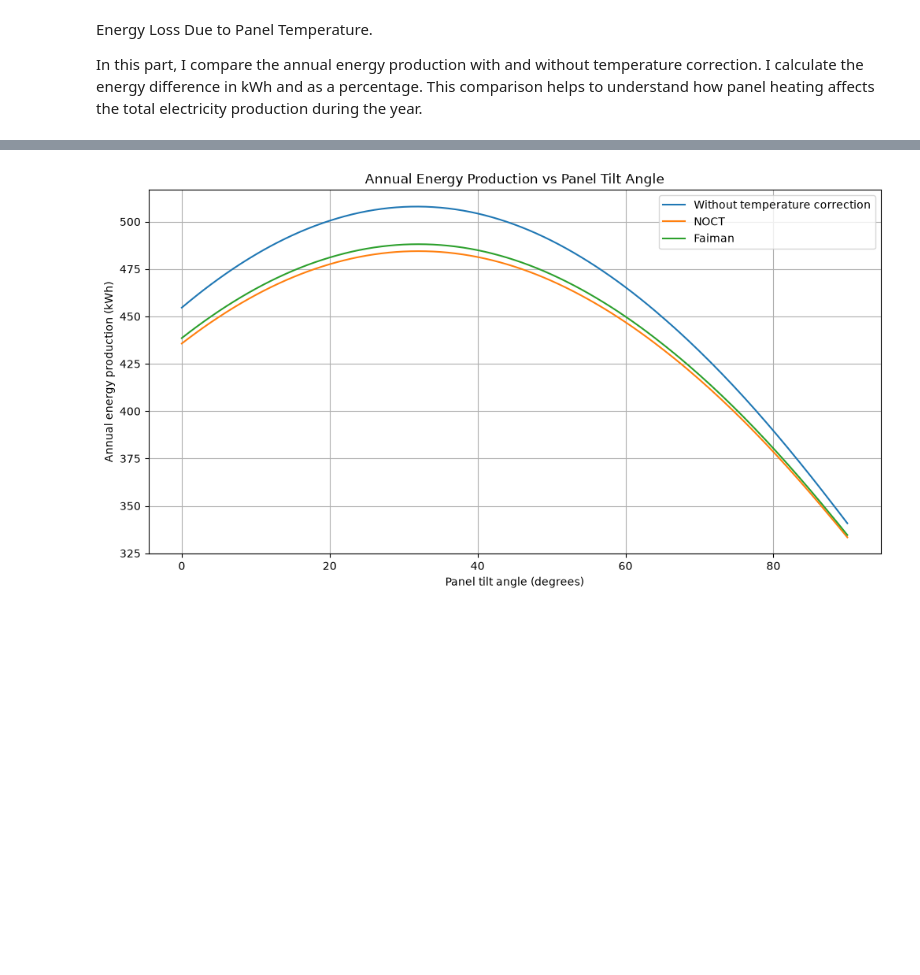
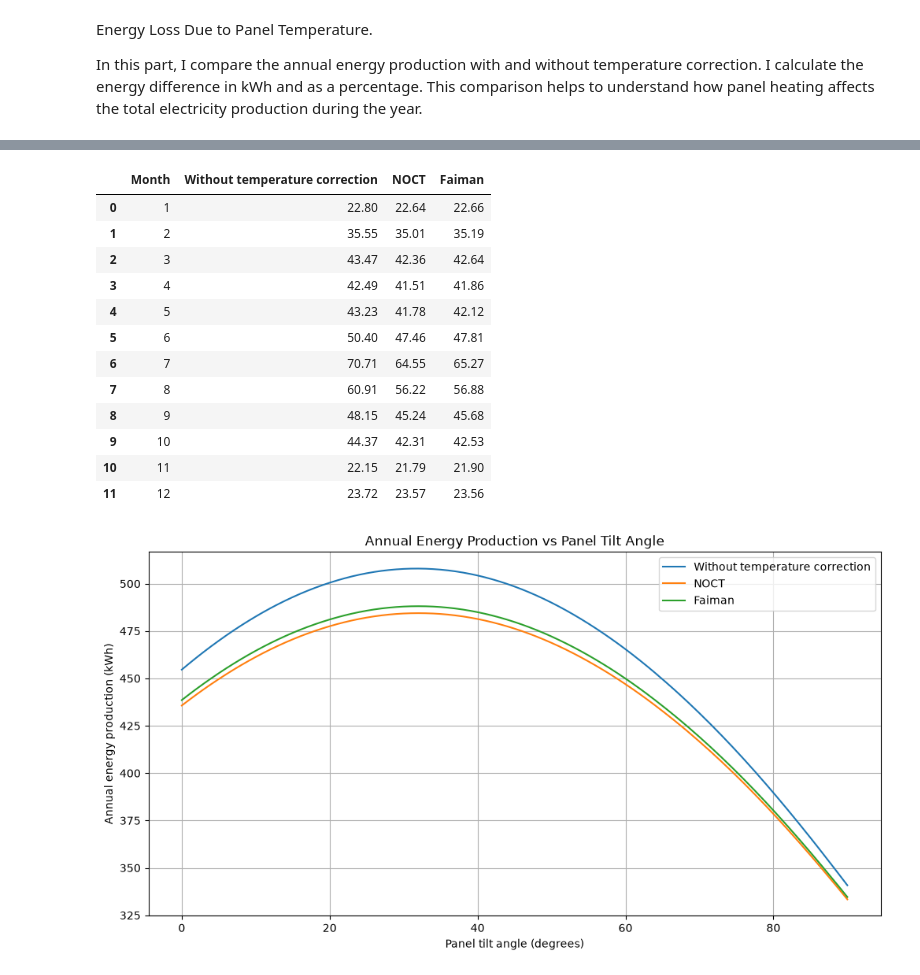
Before and after one commit to myshadow-data/Solar-panel-tilt-angle-optimization, a Jupyter notebook: Tilt_Angle_for_Solar_Panels.ipynb, the cells around one changed output, grey strips where cells are left out. Cells and saved outputs as stored; diff of their text form; code cells hidden in the pictures; blank space fills up the shorter version.

Commit message:
Adding of monthly energy production table
Monthly energy production table for the 3 models (nominal, NOCT and Faiman)

```diff
--- a/Tilt_Angle_for_Solar_Panels.ipynb
+++ b/Tilt_Angle_for_Solar_Panels.ipynb
@@ -1329,3 +1334,66 @@ display(optimization_results)
+# %%
+# Create a list for monthly energy results
+monthly_results = []
+
+# Calculate energy for each month
+for month in range(1, 13):
+
+    month_mask = data["time"].dt.month == month
+
+    # Calculate monthly energy in kWh
+    energy_month_no_temperature = (
+        np.sum(
+            energy_no_temperature[
+                best_index_no_temperature, month_mask
+            ]
+        ) / 1000
+    )
+
+    energy_month_noct = (
+        np.sum(
+            energy_noct[best_index_noct, month_mask]
+        ) / 1000
+    )
+
+    energy_month_faiman = (
+        np.sum(
+            energy_faiman[best_index_faiman, month_mask]
+        ) / 1000
+    )
+
+    monthly_results.append([
+        month,
+        energy_month_no_temperature,
+        energy_month_noct,
+        energy_month_faiman
+    ])
+
+# Create a DataFrame
+monthly_energy = pd.DataFrame(
+    monthly_results,
+    columns=[
+        "Month",
+        "Without temperature correction",
+        "NOCT",
+        "Faiman"
+    ]
+)
+
+display(monthly_energy.round(2))
+# %% [output]
+|  | Month | Without temperature correction | NOCT | Faiman |
+| 0 | 1 | 22.80 | 22.64 | 22.66 |
+| 1 | 2 | 35.55 | 35.01 | 35.19 |
+| 2 | 3 | 43.47 | 42.36 | 42.64 |
+| 3 | 4 | 42.49 | 41.51 | 41.86 |
+| 4 | 5 | 43.23 | 41.78 | 42.12 |
+| 5 | 6 | 50.40 | 47.46 | 47.81 |
+| 6 | 7 | 70.71 | 64.55 | 65.27 |
+| 7 | 8 | 60.91 | 56.22 | 56.88 |
+| 8 | 9 | 48.15 | 45.24 | 45.68 |
+| 9 | 10 | 44.37 | 42.31 | 42.53 |
+| 10 | 11 | 22.15 | 21.79 | 21.90 |
+| 11 | 12 | 23.72 | 23.57 | 23.56 |
 # %%
 plt.figure(figsize=(12, 6))
 
```
Also changed, not shown: parts of 3 cells of this notebook.
